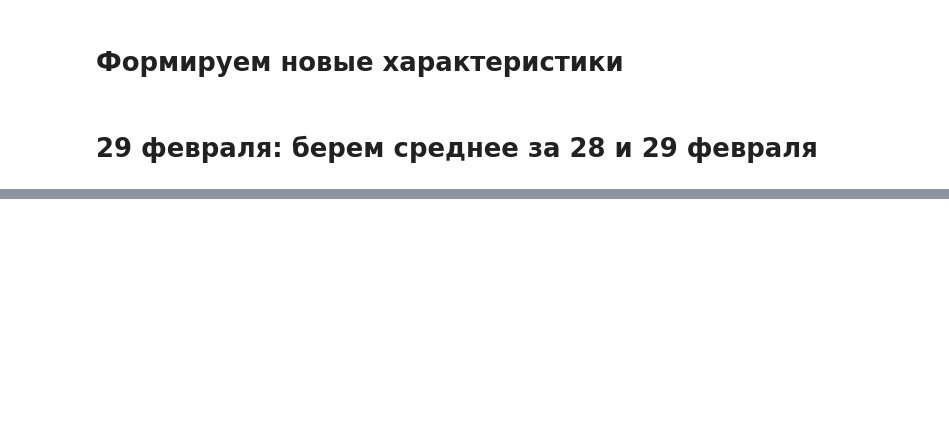
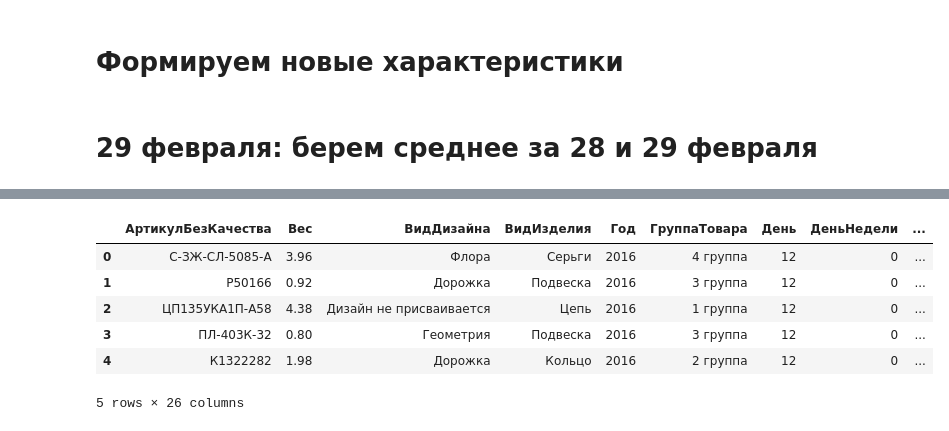
Before and after one commit to sergeybelov/magic, a Jupyter notebook: Анализ продаж.ipynb, the cells around one changed output, grey strips where cells are left out. Cells and saved outputs as stored; diff of their text form; code cells hidden in the pictures; blank space fills up the shorter version.

```diff
--- a/Анализ продаж.ipynb
+++ b/Анализ продаж.ipynb
@@ -68,0 +95,10 @@ data[(data['Год']==2016)].pivot_table(index=['Месяц'], columns='ВидИ
+# %%
+data.head()
+# %% [output]
+|  | АртикулБезКачества | Вес | ВидДизайна | ВидИзделия | Год | ГруппаТовара | День | ДеньНедели | ... |
+| 0 | С-ЗЖ-СЛ-5085-А | 3.96 | Флора | Серьги | 2016 | 4 группа | 12 | 0 | ... |
+| 1 | P50166 | 0.92 | Дорожка | Подвеска | 2016 | 3 группа | 12 | 0 | ... |
+| 2 | ЦП135УКА1П-А58 | 4.38 | Дизайн не присваивается | Цепь | 2016 | 1 группа | 12 | 0 | ... |
+| 3 | ПЛ-403К-32 | 0.80 | Геометрия | Подвеска | 2016 | 3 группа | 12 | 0 | ... |
+| 4 | К1322282 | 1.98 | Дорожка | Кольцо | 2016 | 2 группа | 12 | 0 | ... |
+5 rows × 26 columns
```
Also changed, not shown: parts of 8 cells of this notebook.
